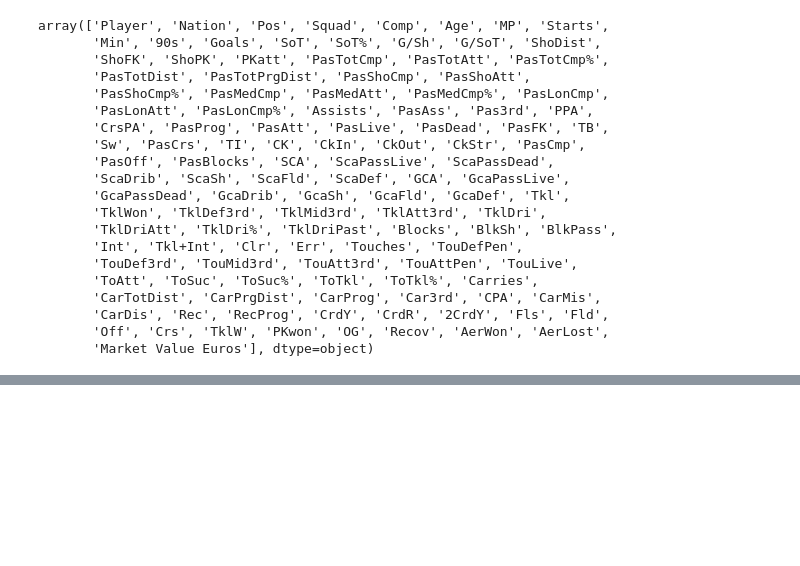
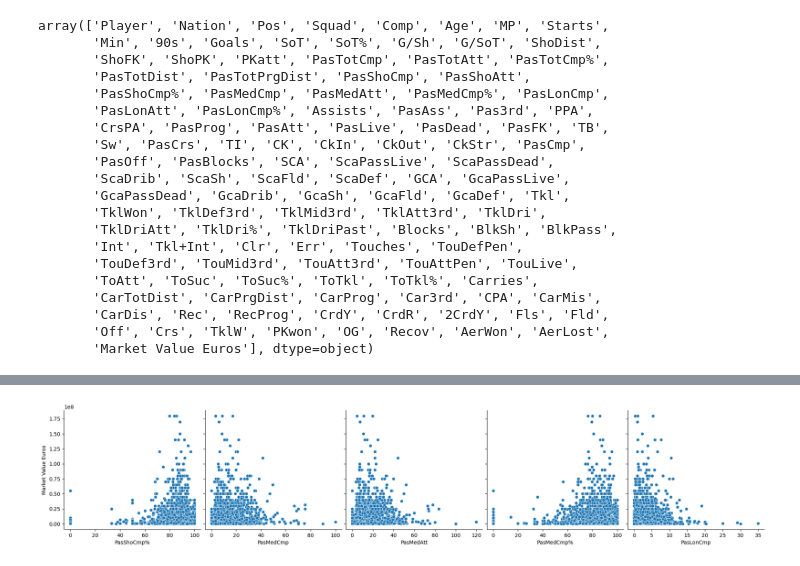
Before and after one commit to Abdullah0332/DSWorkflow-PlayersMarket, a Jupyter notebook: Model.ipynb, the cells around one changed output, grey strips where cells are left out. Saved outputs shown, nothing was run; the diff lists cells and outputs as text; code cells hidden in the pictures; blank space fills up the shorter version.

```diff
--- a/Model.ipynb
+++ b/Model.ipynb
@@ -257,0 +268,4 @@ array(['Player', 'Nation', 'Pos', 'Squad', 'Comp', 'Age', 'MP', 'Starts',
+# %%
+g = sns.pairplot(data=player_new,y_vars=['Market Value Euros'],x_vars=['PasShoCmp%', 'PasMedCmp', 'PasMedAtt', 'PasMedCmp%', 'PasLonCmp'], height = 4)
+# %% [output]
+[figure, added]
```
Also changed, not shown: parts of 8 cells of this notebook.
